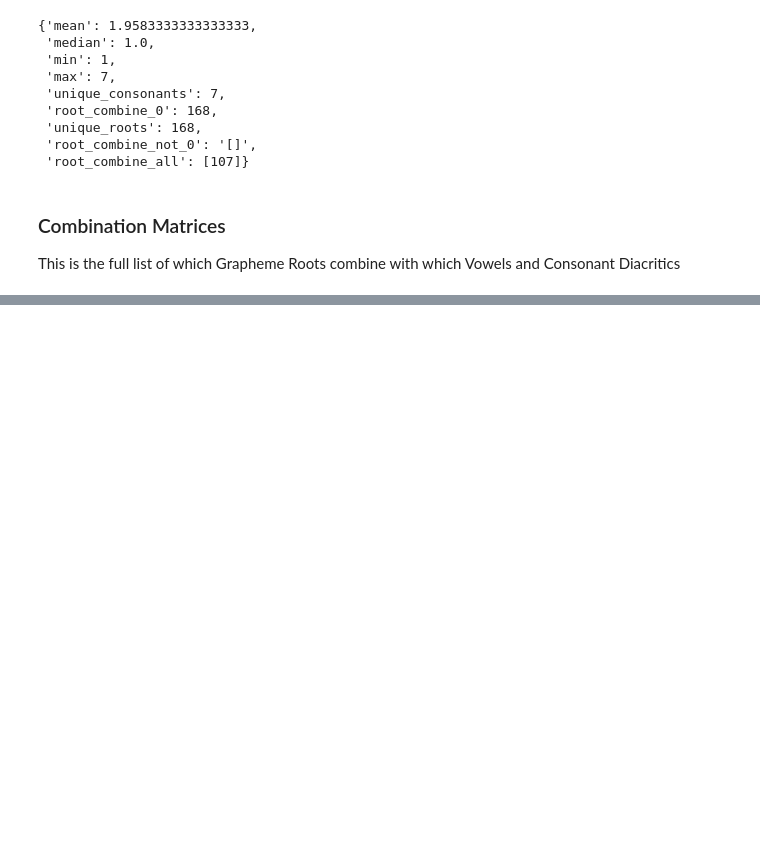
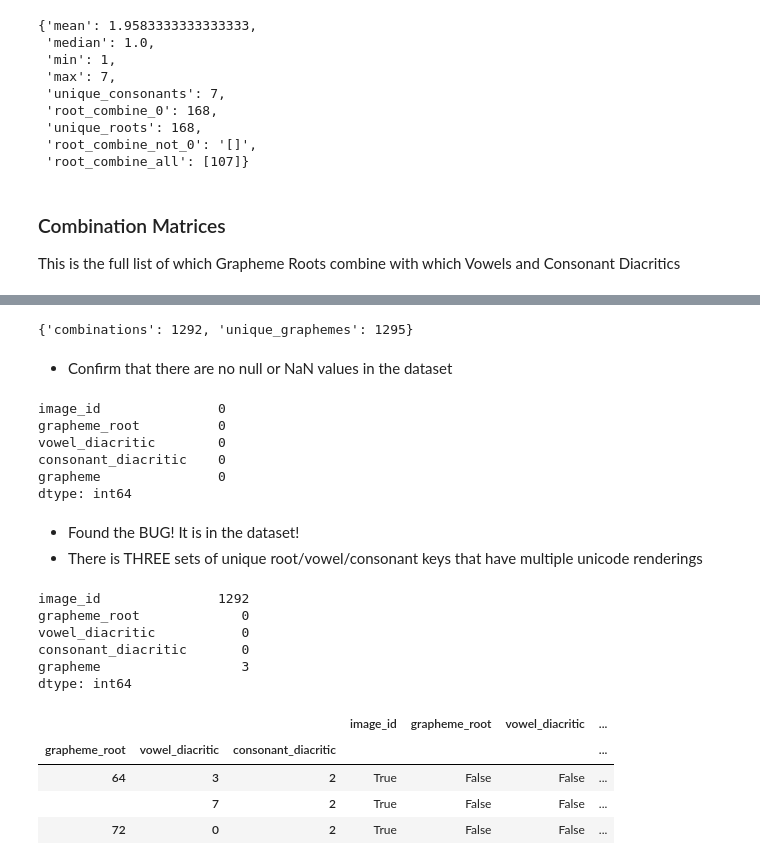
Before and after one commit to JamesMcGuigan/kaggle-bengali-ai, a Jupyter notebook: 1_EDA_Grapheme_Combinations.ipynb, the cells around one changed output, grey strips where cells are left out. Drawn from its saved outputs; the diff is of its cells as text; code cells hidden in the pictures; blank space fills up the shorter version.

```diff
--- a/1_EDA_Grapheme_Combinations.ipynb
+++ b/1_EDA_Grapheme_Combinations.ipynb
@@ -171,0 +182,47 @@ combination_matrix(dataset, x='consonant_diacritic', y='vowel_diacritic', z='gra
+# %%
+from itertools import chain
+{
+"combinations": len(list(chain( *combination_matrix(dataset, x='consonant_diacritic', y='vowel_diacritic', z='grapheme_root').values.flatten() ))),
+"unique_graphemes": unique['grapheme']
+}
+# %% [output]
+{'combinations': 1292, 'unique_graphemes': 1295}
+# %% [markdown]
+- Confirm that there are no null or NaN values in the dataset
+# %%
+dataset.apply(lambda row: row.isnull()).sum()
+# %% [output]
+image_id               0
+grapheme_root          0
+vowel_diacritic        0
+consonant_diacritic    0
+grapheme               0
+dtype: int64
+# %% [markdown]
+- Found the BUG! It is in the dataset!
+- There is THREE sets of unique root/vowel/consonant keys that have multiple unicode renderings
+# %%
+(
+    dataset
+    .groupby(['grapheme_root', 'vowel_diacritic', 'consonant_diacritic'])
+    .nunique(dropna=False) > 1
+).sum()
+# %% [output]
+image_id               1292
+grapheme_root             0
+vowel_diacritic           0
+consonant_diacritic       0
+grapheme                  3
+dtype: int64
+# %%
+(
+    dataset
+    .groupby(['grapheme_root', 'vowel_diacritic', 'consonant_diacritic'])
+    .nunique(dropna=False) > 1
+).query("grapheme != False")
+# %% [output]
+|  |  |  | image_id | grapheme_root | vowel_diacritic | ... |
+| grapheme_root | vowel_diacritic | consonant_diacritic |  |  |  | ... |
+| 64 | 3 | 2 | True | False | False | ... |
+|  | 7 | 2 | True | False | False | ... |
+| 72 | 0 | 2 | True | False | False | ... |
```
Also changed, not shown: parts of 6 cells of this notebook.
